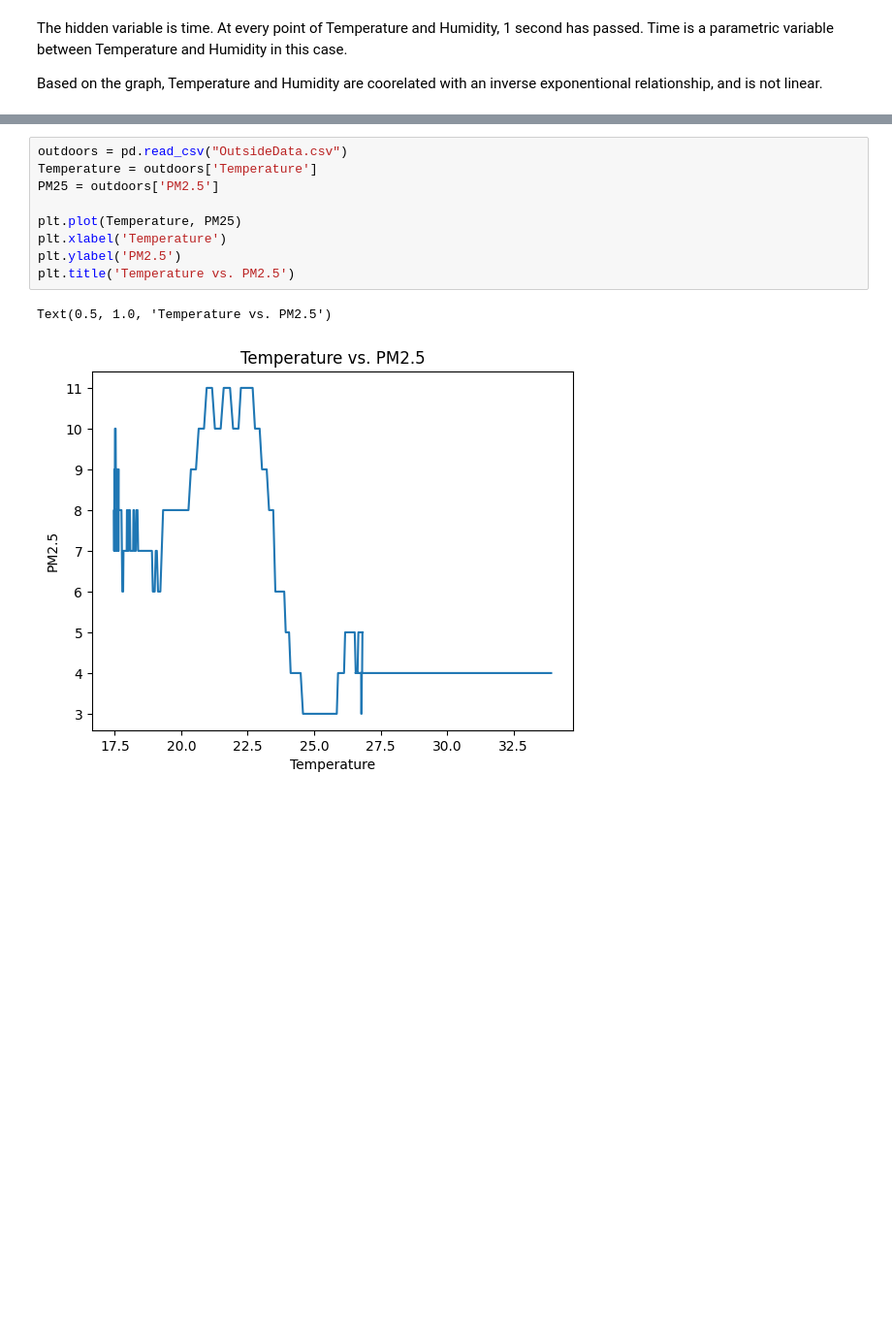
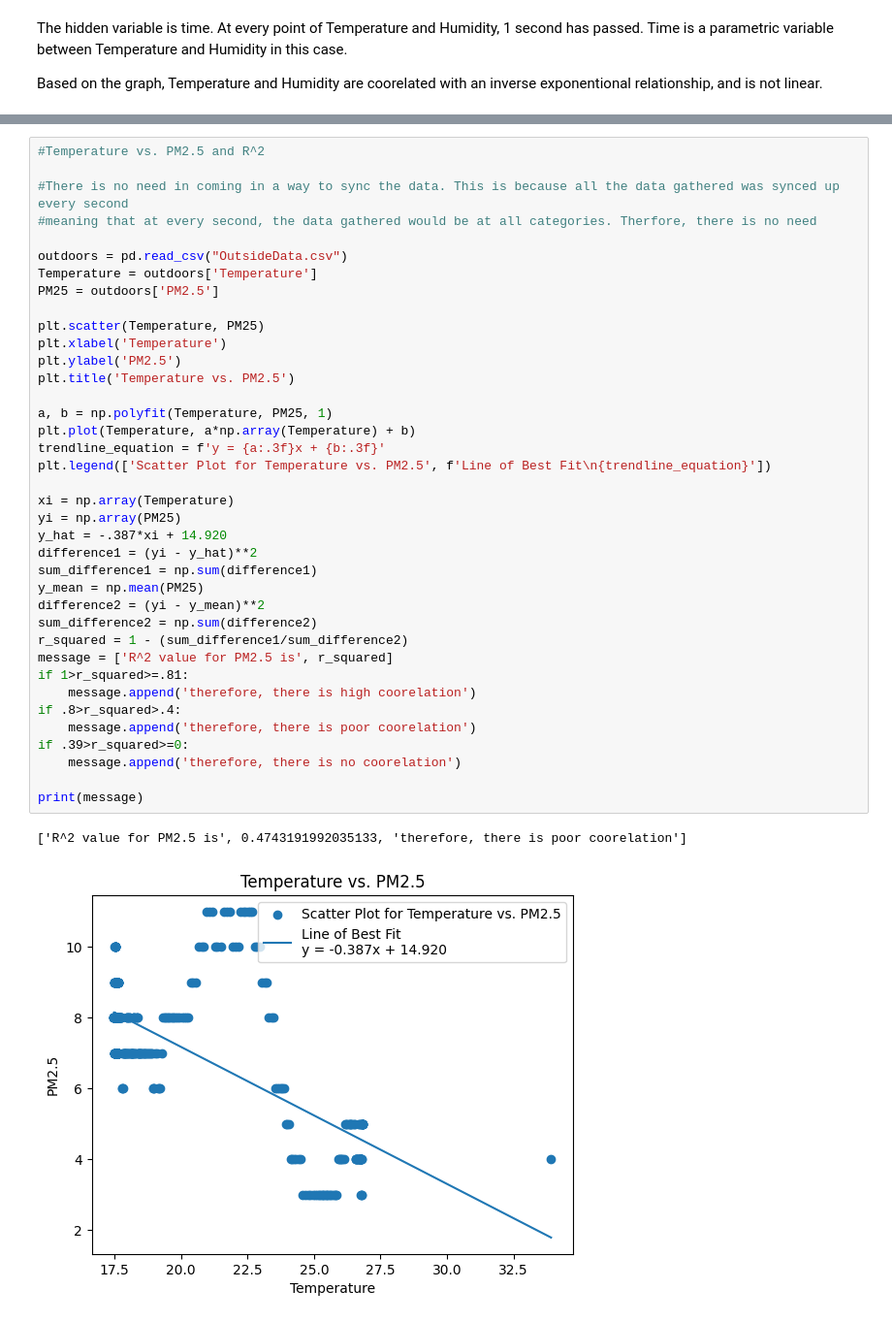
Before and after one commit to Gish-Sky/E11_LabWork, a Jupyter notebook: Lab-Activity-Week-6.ipynb, the cells around one changed output, grey strips where cells are left out. Shown: that part at 97% size. Drawn from its saved outputs; the diff is of its cells as text; blank space fills up the shorter version.

```diff
--- a/Lab-Activity-Week-6.ipynb
+++ b/Lab-Activity-Week-6.ipynb
@@ -387,12 +573,41 @@ Based on the graph, Temperature and Humidity are coorelated with an inverse expo
 # %%
+#Temperature vs. PM2.5 and R^2
+
+#There is no need in coming in a way to sync the data. This is because all the data gathered was synced up every second
+#meaning that at every second, the data gathered would be at all categories. Therfore, there is no need
+
 outdoors = pd.read_csv("OutsideData.csv")
 Temperature = outdoors['Temperature']
 PM25 = outdoors['PM2.5']
 
-plt.plot(Temperature, PM25)
+plt.scatter(Temperature, PM25)
 plt.xlabel('Temperature')
 plt.ylabel('PM2.5')
 plt.title('Temperature vs. PM2.5')
+
+a, b = np.polyfit(Temperature, PM25, 1)
+plt.plot(Temperature, a*np.array(Temperature) + b)
+trendline_equation = f'y = {a:.3f}x + {b:.3f}'
+plt.legend(['Scatter Plot for Temperature vs. PM2.5', f'Line of Best Fit\n{trendline_equation}'])
+
+xi = np.array(Temperature)
+yi = np.array(PM25)
+y_hat = -.387*xi + 14.920
+difference1 = (yi - y_hat)**2
+sum_difference1 = np.sum(difference1)
+y_mean = np.mean(PM25)
+difference2 = (yi - y_mean)**2
+sum_difference2 = np.sum(difference2)
+r_squared = 1 - (sum_difference1/sum_difference2)
+message = ['R^2 value for PM2.5 is', r_squared]
+if 1>r_squared>=.81:
+    message.append('therefore, there is high coorelation')
+if .8>r_squared>.4:
+    message.append('therefore, there is poor coorelation')
+if .39>r_squared>=0:
+    message.append('therefore, there is no coorelation')
+
+print(message)
 # %% [output]
-Text(0.5, 1.0, 'Temperature vs. PM2.5')
+['R^2 value for PM2.5 is', 0.4743191992035133, 'therefore, there is poor coorelation']
-[figure, old version]
+[figure, new version]
```
Also changed, not shown: parts of 6 cells of this notebook.
